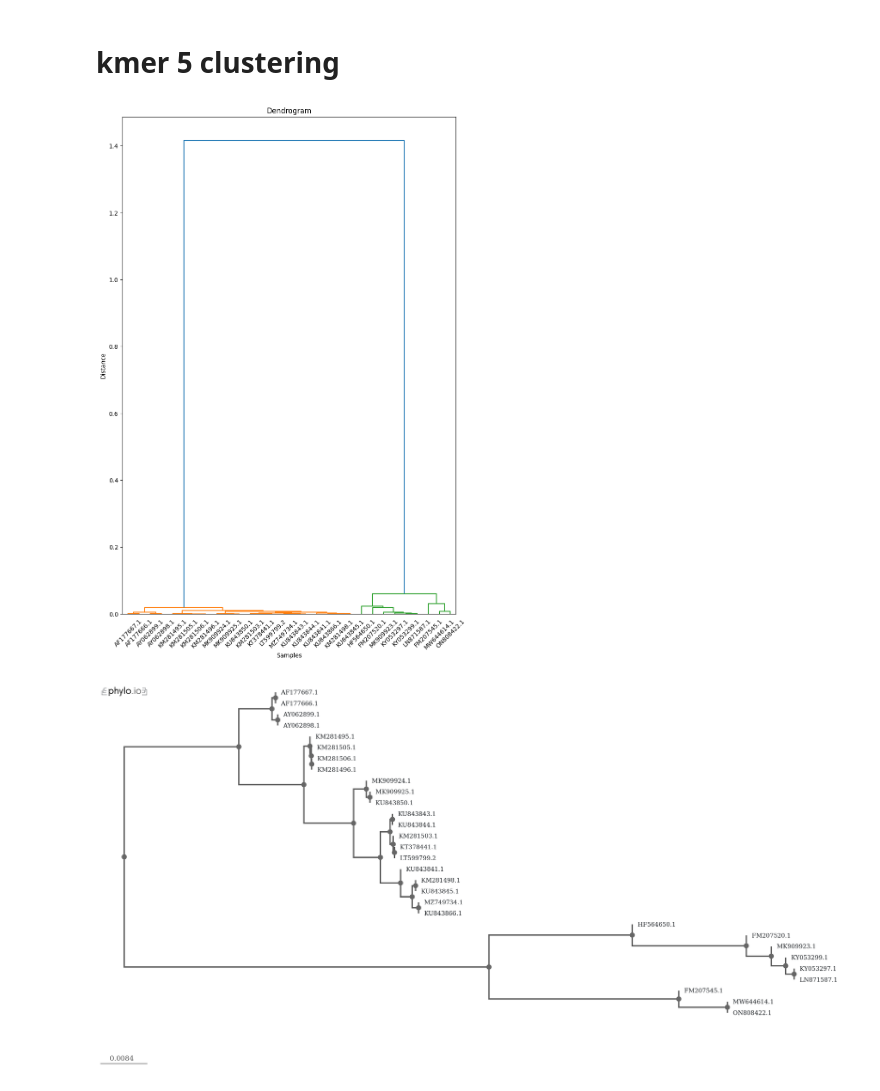
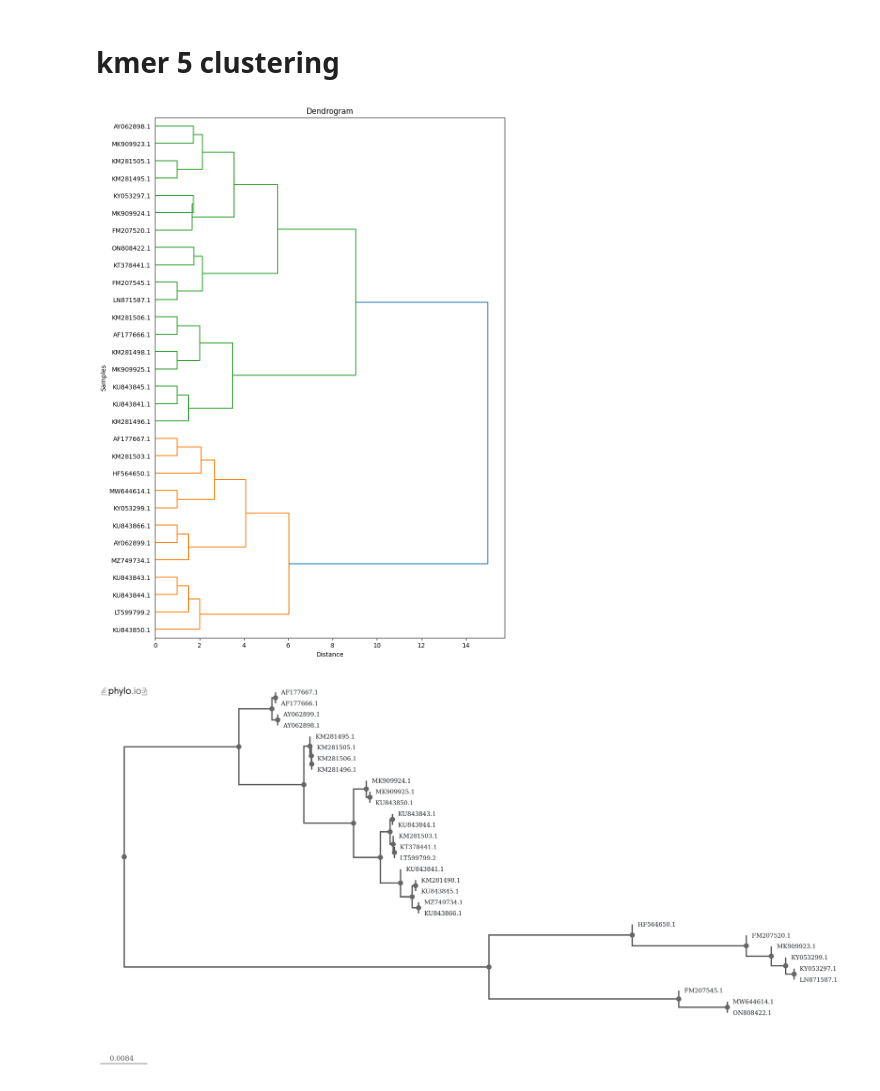
Before and after one commit to Shuyib/Phylogenetic-tree-study, a Jupyter notebook: cosine_similarity.ipynb, the cells around one changed output. Cells and saved outputs as stored; diff of their text form; code cells hidden in the pictures.

Commit message:
Edit cosine similarity notebook

```diff
--- a/cosine_similarity.ipynb
+++ b/cosine_similarity.ipynb
@@ -21,7 +36,6 @@ from sklearn.cluster import AgglomerativeClustering  # Class for performing aggl
 import matplotlib.pyplot as plt  # Library for creating plots and visualizations
 from IPython.display import Image  # Library for displaying images in Jupyter notebooks
 # %%
-
 def get_newick(node, leaf_names, leaf_distances):
     if node.is_leaf():
         return f"{leaf_names[node.id]}:{leaf_distances[node.id]}"
@@ -63,9 +77,12 @@ def read_kmer_matrix_file(csv_file):
 
     # Plot the dendrogram
     plt.figure(figsize=(10, 15))  # Adjust the figure size to increase the height
-    dendrogram(linkage_matrix, labels=y.values)
-    plt.xlabel('Samples')
-    plt.ylabel('Distance')
+    # adjust the text size
+    plt.rcParams.update({'font.size': 10})
+    # make a horizontal dendrogram: makes it easier to see terminal nodes
+    dendrogram(linkage_matrix, labels=y.values, orientation='right', leaf_font_size=10)
+    plt.xlabel('Distance')
+    plt.ylabel('Samples')
     plt.title('Dendrogram')
     plt.show()
 
@@ -119,9 +138,9 @@ Image(filename=image_path)
 # kmer 5 clustering
 # %%
 # Results for kmer = 5
-data, newick_format_5_kmer = read_kmer_matrix_file("updated_data/cosine_similarity_6_mer.csv")
+data, newick_format_6_kmer = read_kmer_matrix_file("updated_data/cosine_similarity_6_mer.csv")
 # %% [output]
-[figure, old version]
+[figure, new version]
 # %%
 # Visualize the newick equivalent of tyhe dendogram. The newick from above tree was visualizd in phylo.io
 image_path = "./images/cosine_similarity/5Kmer_tree.png"
```
Also changed, not shown: parts of 14 cells of this notebook.
